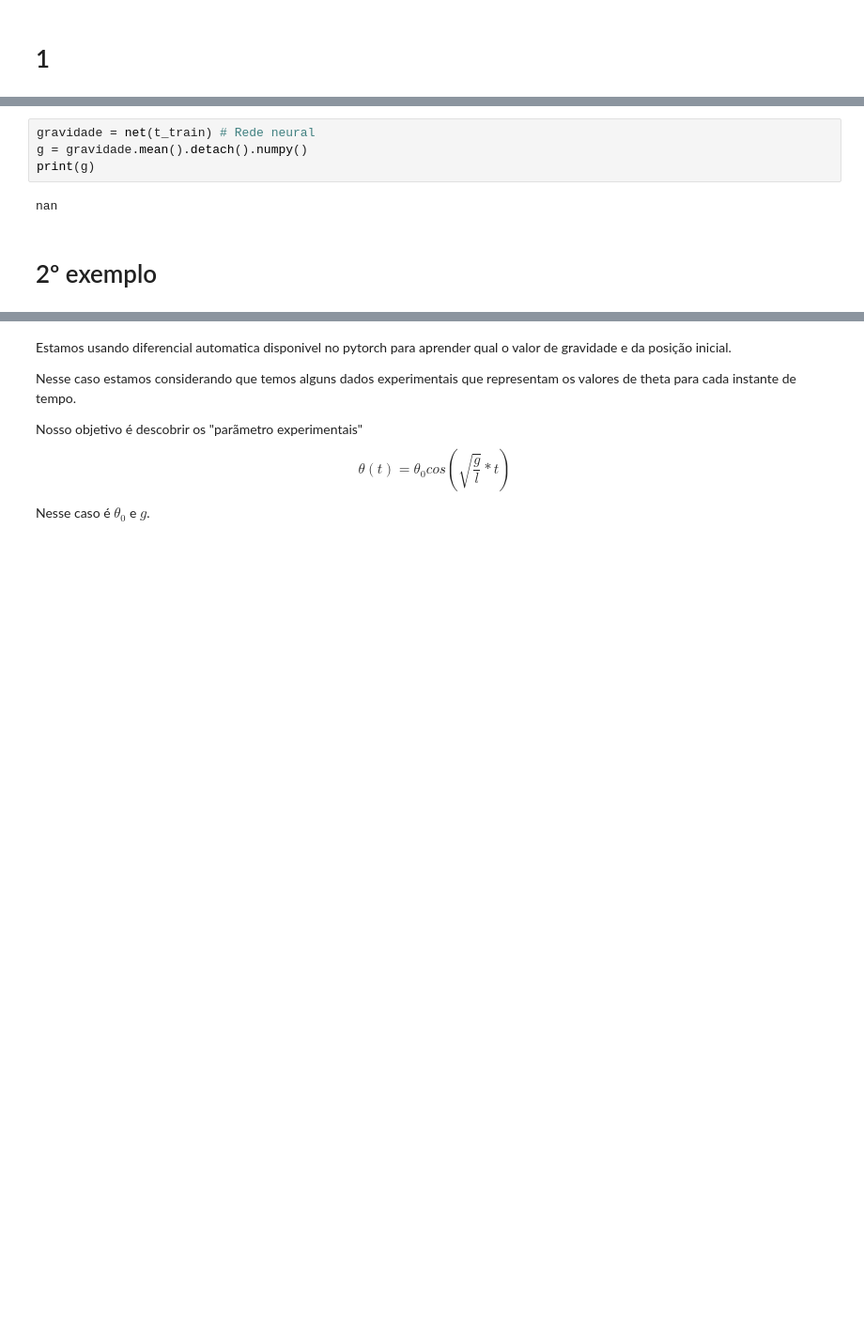
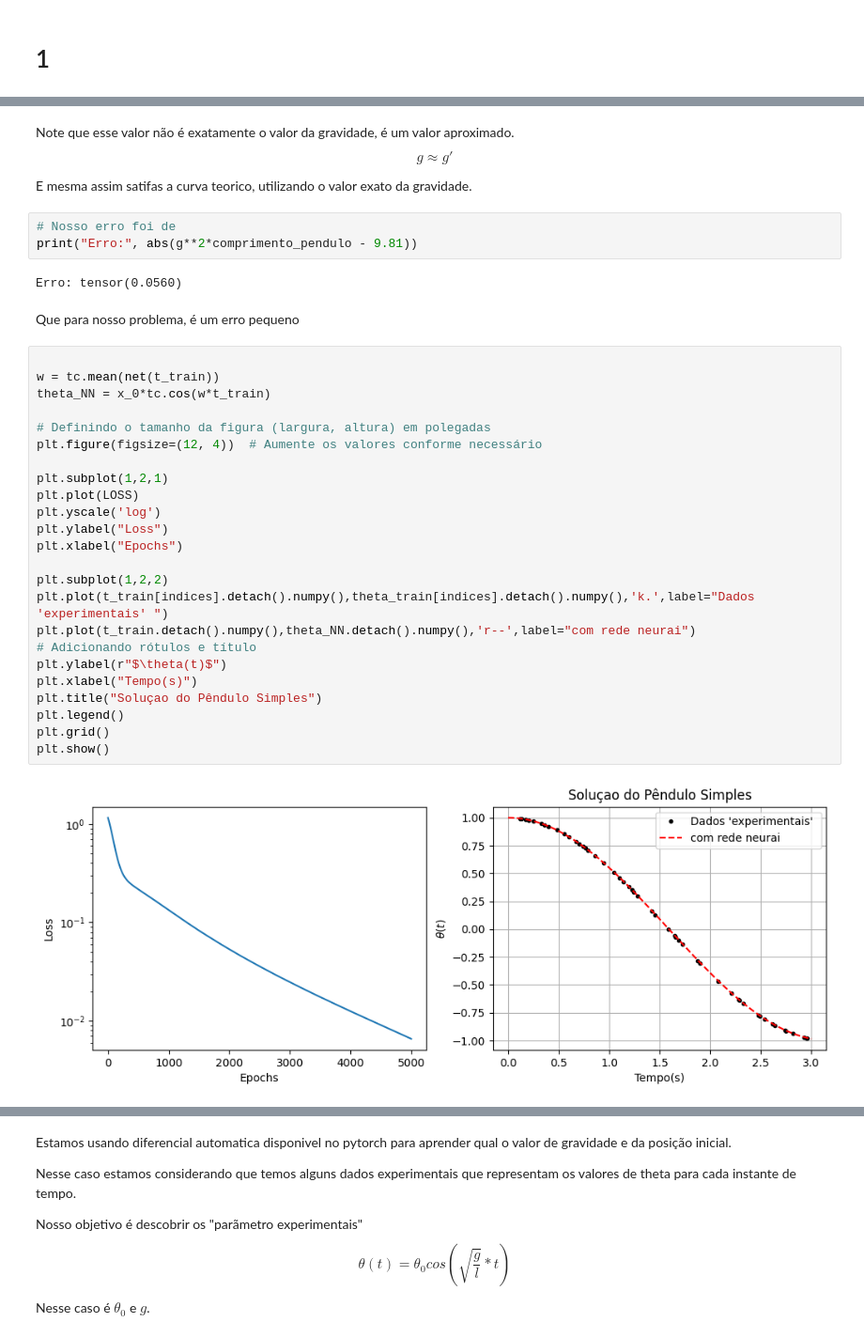
Before and after one commit to Coffee4MePlz/Notebooks_NN_Physics, a Jupyter notebook: 03-Exemplo 1 Pendulo.ipynb, the cells around one changed output, grey strips where cells are left out. Shown at 94% size. Saved outputs shown, nothing was run; the diff lists cells and outputs as text; blank space fills up the shorter version.

```diff
--- a/03-Exemplo 1 Pendulo.ipynb
+++ b/03-Exemplo 1 Pendulo.ipynb
@@ -132,8 +146,38 @@ plt.show()
-# %%
-gravidade = net(t_train) # Rede neural
-g = gravidade.mean().detach().numpy()
-print(g)
-# %% [output]
-nan
-# %% [markdown]
-# 2º exemplo
+# %% [markdown]
+Note que esse valor não é exatamente o valor da gravidade, é um valor aproximado.
+$$g \approx g'$$
+
+E mesma assim satifas a curva teorico, utilizando o valor exato da gravidade.
+# %%
+# Nosso erro foi de
+print("Erro:", abs(g**2*comprimento_pendulo - 9.81))
+# %% [output]
+Erro: tensor(0.0560)
+# %% [markdown]
+Que para nosso problema, é um erro pequeno
+# %%
+
+w = tc.mean(net(t_train))
+theta_NN = x_0*tc.cos(w*t_train)
+
+# Definindo o tamanho da figura (largura, altura) em polegadas
+plt.figure(figsize=(12, 4))  # Aumente os valores conforme necessário
+
+plt.subplot(1,2,1)
+plt.plot(LOSS)
+plt.yscale('log')
+plt.ylabel("Loss")
+plt.xlabel("Epochs")
+
+plt.subplot(1,2,2)
+plt.plot(t_train[indices].detach().numpy(),theta_train[indices].detach().numpy(),'k.',label="Dados 'experimentais' ")
+plt.plot(t_train.detach().numpy(),theta_NN.detach().numpy(),'r--',label="com rede neurai")
+# Adicionando rótulos e título
+plt.ylabel(r"$\theta(t)$")
+plt.xlabel("Tempo(s)")
+plt.title("Soluçao do Pêndulo Simples")
+plt.legend()
+plt.grid()
+plt.show()
+# %% [output]
+[figure, added]
```
Also changed, not shown: parts of 15 cells of this notebook.
